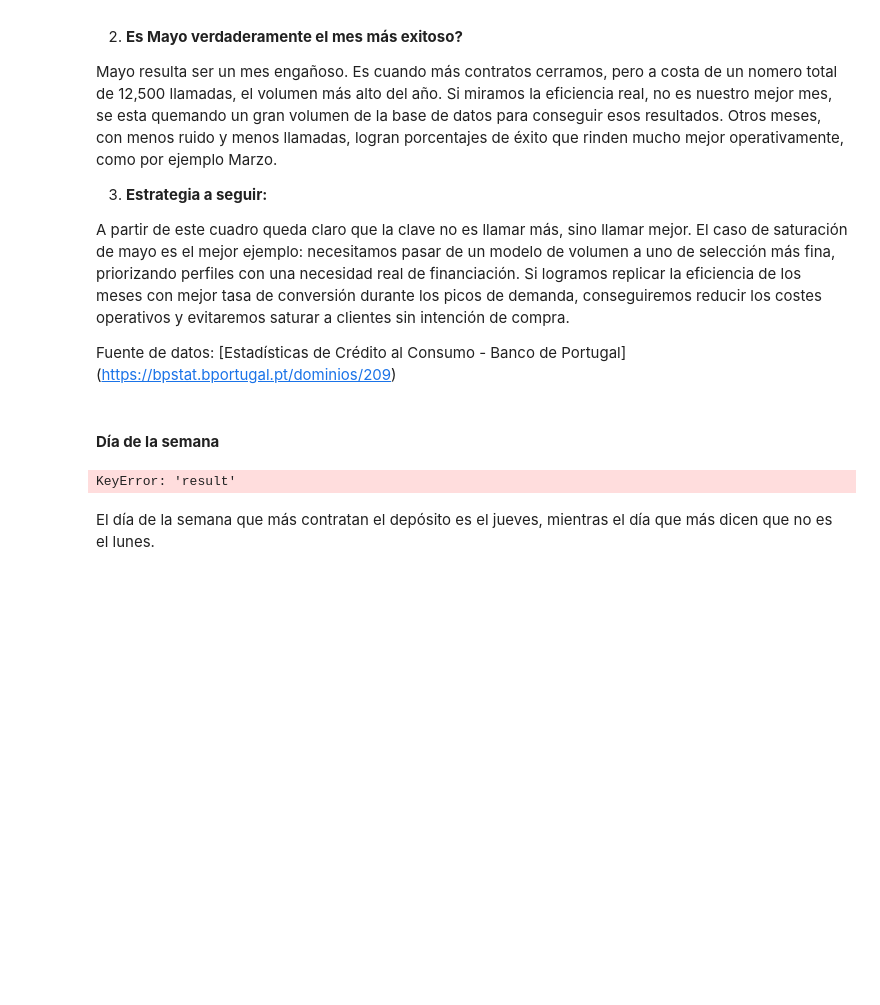
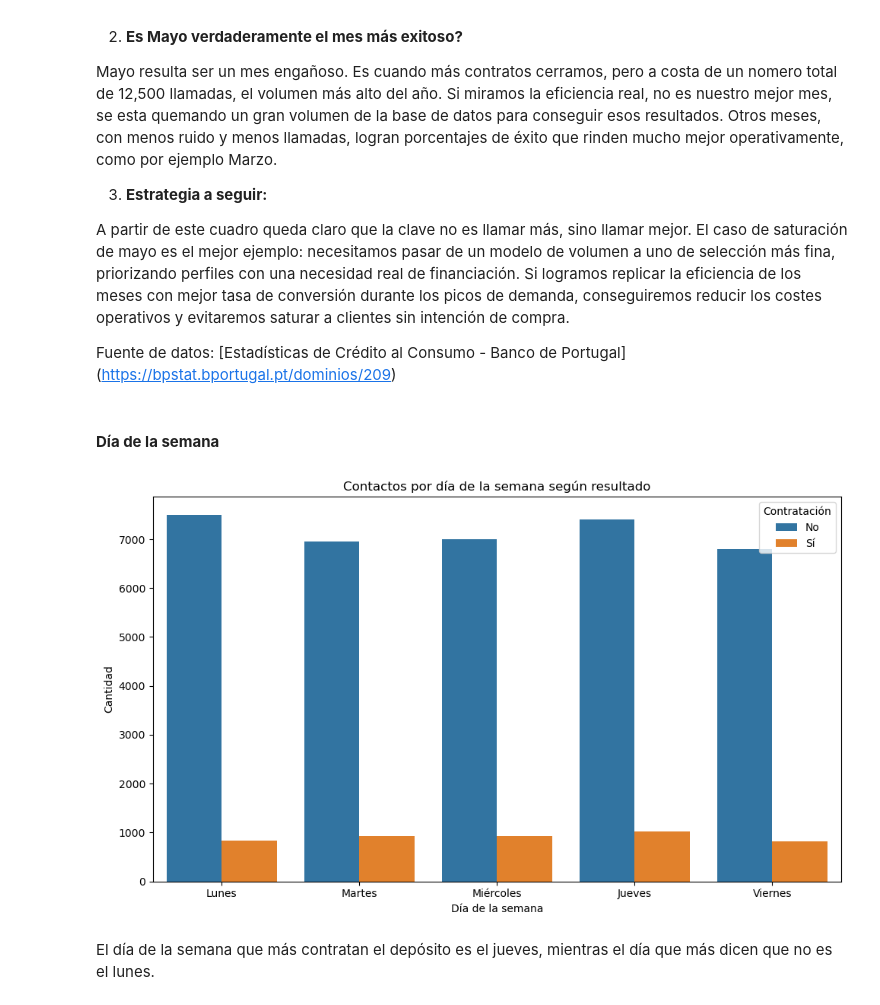
Before and after one commit to arnausans23/data-analytics-tfm, a Jupyter notebook: 1_analisis_datos_v2.ipynb, the cells around one changed output. Cells and saved outputs as stored; diff of their text form; code cells hidden in the pictures; blank space fills up the shorter version.

```diff
--- a/1_analisis_datos_v2.ipynb
+++ b/1_analisis_datos_v2.ipynb
@@ -1699,22 +1696,22 @@ Fuente de datos: [Estadísticas de Crédito al Consumo - Banco de Portugal] (htt
 # %%
 trad_days = {'mon': 'Lunes', 'tue': 'Martes', 'wed': 'Miércoles', 'thu': 'Jueves', 'fri': 'Viernes'}
 trad_result = {'yes': 'Sí', 'no': 'No'}
 
 df_plot = df_clean.copy()
 df_plot['day_of_week_es'] = df_plot['day_of_week'].map(trad_days)
-df_plot['result_es'] = df_plot['result'].map(trad_result)
+df_plot['result_es'] = df_plot['Contratación'].map(trad_result)
 
 plt.figure(figsize=(10, 6))
 sns.countplot(data=df_plot, x='day_of_week_es', hue='result_es',
               order=['Lunes', 'Martes', 'Miércoles', 'Jueves', 'Viernes'])
 plt.title('Contactos por día de la semana según resultado')
 plt.xlabel('Día de la semana')
 plt.ylabel('Cantidad')
 plt.legend(title='Contratación')
 plt.tight_layout()
 plt.show()
 # %% [output]
-KeyError: 'result'
+[figure, added]
 # %% [markdown]
 El día de la semana que más contratan el depósito es el jueves, mientras el día que más dicen que no es el lunes.
 # %% [markdown]
```
Also changed, not shown: parts of 2 cells of this notebook.
